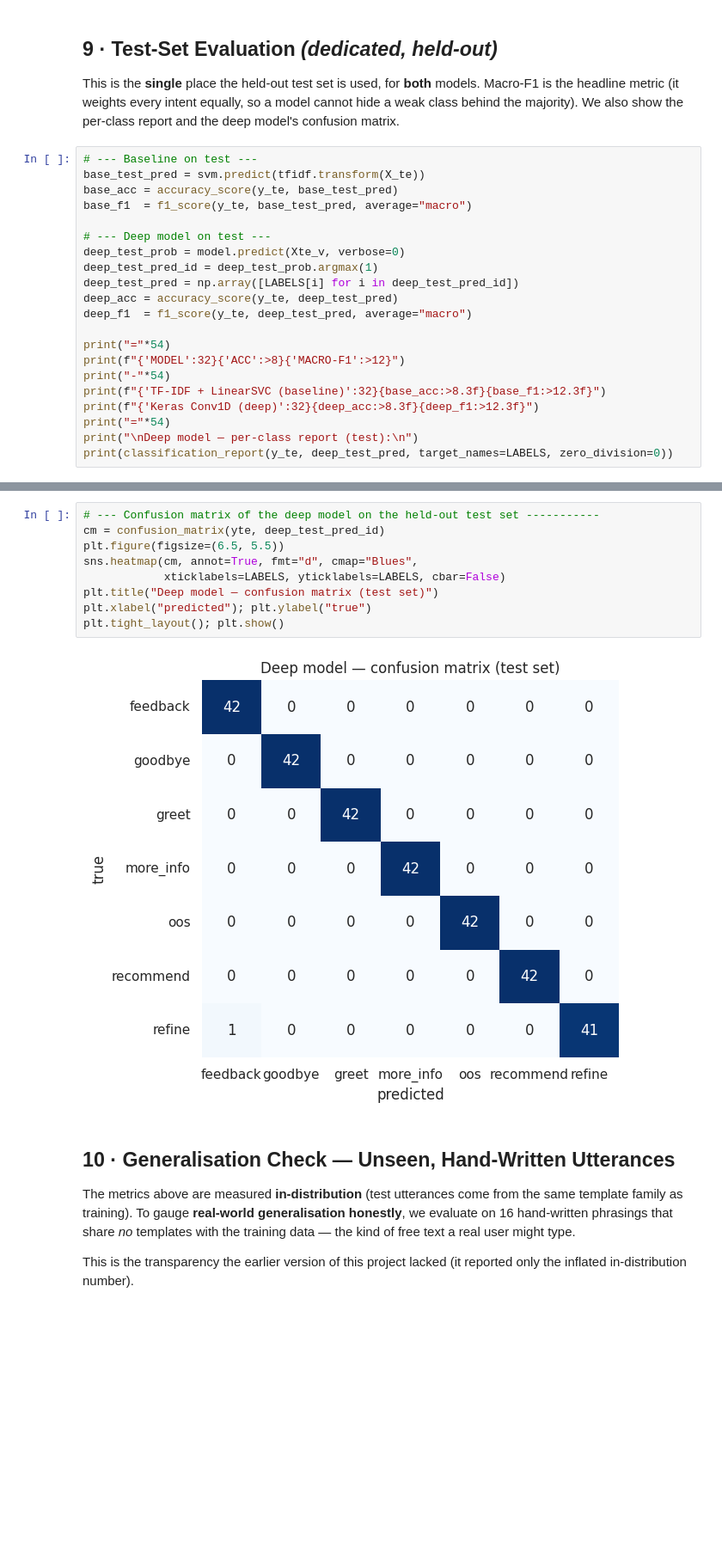
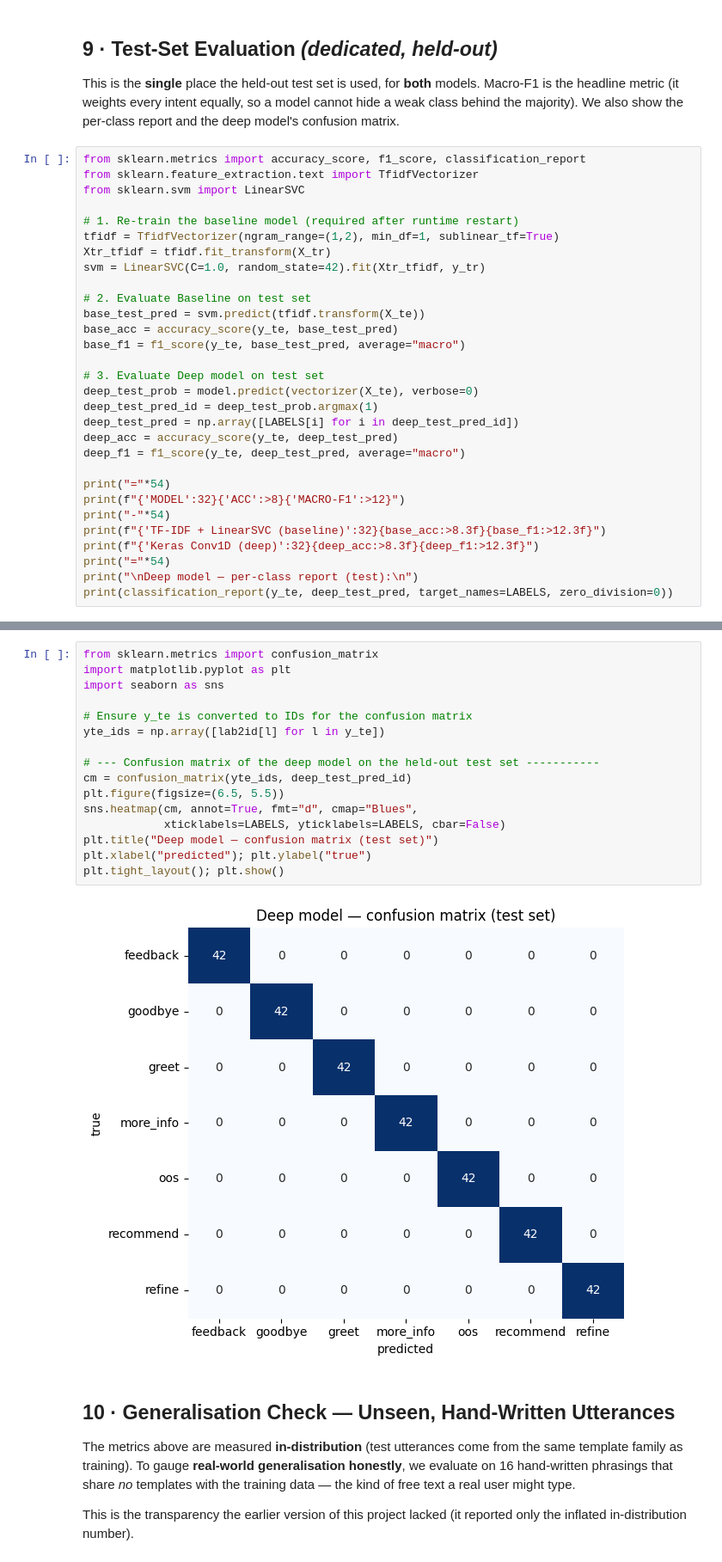
Before and after one commit to sureshbabugandla/movie-recommendation-bot, a Jupyter notebook: CineBot_Capstone.ipynb, the cells around one changed output, grey strips where cells are left out. Shown at 86% size. Saved outputs shown, nothing was run; the diff lists cells and outputs as text; blank space fills up the shorter version.

```diff
--- a/CineBot_Capstone.ipynb
+++ b/CineBot_Capstone.ipynb
@@ -434,17 +469,26 @@ This is the **single** place the held-out test set is used, for **both** models.
 headline metric (it weights every intent equally, so a model cannot hide a weak class behind the
 majority). We also show the per-class report and the deep model's confusion matrix.
 # %%
-# --- Baseline on test ---
+from sklearn.metrics import accuracy_score, f1_score, classification_report
+from sklearn.feature_extraction.text import TfidfVectorizer
+from sklearn.svm import LinearSVC
+
+# 1. Re-train the baseline model (required after runtime restart)
+tfidf = TfidfVectorizer(ngram_range=(1,2), min_df=1, sublinear_tf=True)
+Xtr_tfidf = tfidf.fit_transform(X_tr)
+svm = LinearSVC(C=1.0, random_state=42).fit(Xtr_tfidf, y_tr)
+
+# 2. Evaluate Baseline on test set
 base_test_pred = svm.predict(tfidf.transform(X_te))
 base_acc = accuracy_score(y_te, base_test_pred)
-base_f1  = f1_score(y_te, base_test_pred, average="macro")
+base_f1 = f1_score(y_te, base_test_pred, average="macro")
 
-# --- Deep model on test ---
-deep_test_prob = model.predict(Xte_v, verbose=0)
+# 3. Evaluate Deep model on test set
+deep_test_prob = model.predict(vectorizer(X_te), verbose=0)
 deep_test_pred_id = deep_test_prob.argmax(1)
 deep_test_pred = np.array([LABELS[i] for i in deep_test_pred_id])
 deep_acc = accuracy_score(y_te, deep_test_pred)
-deep_f1  = f1_score(y_te, deep_test_pred, average="macro")
+deep_f1 = f1_score(y_te, deep_test_pred, average="macro")
 
 print("="*54)
 print(f"{'MODEL':32}{'ACC':>8}{'MACRO-F1':>12}")
@@ -473,16 +517,23 @@ Deep model — per-class report (test):
    macro avg       1.00      1.00      1.00       294
 weighted avg       1.00      1.00      1.00       294
 # %%
+from sklearn.metrics import confusion_matrix
+import matplotlib.pyplot as plt
+import seaborn as sns
+
+# Ensure y_te is converted to IDs for the confusion matrix
+yte_ids = np.array([lab2id[l] for l in y_te])
+
 # --- Confusion matrix of the deep model on the held-out test set -----------
-cm = confusion_matrix(yte, deep_test_pred_id)
+cm = confusion_matrix(yte_ids, deep_test_pred_id)
 plt.figure(figsize=(6.5, 5.5))
 sns.heatmap(cm, annot=True, fmt="d", cmap="Blues",
             xticklabels=LABELS, yticklabels=LABELS, cbar=False)
 plt.title("Deep model — confusion matrix (test set)")
 plt.xlabel("predicted"); plt.ylabel("true")
 plt.tight_layout(); plt.show()
 # %% [output]
-[figure, old version]
+[figure, new version]
 # %% [markdown]
 ## 10 · Generalisation Check — Unseen, Hand-Written Utterances
 
```
Also changed, not shown: parts of 12 cells of this notebook, 8 other files.
